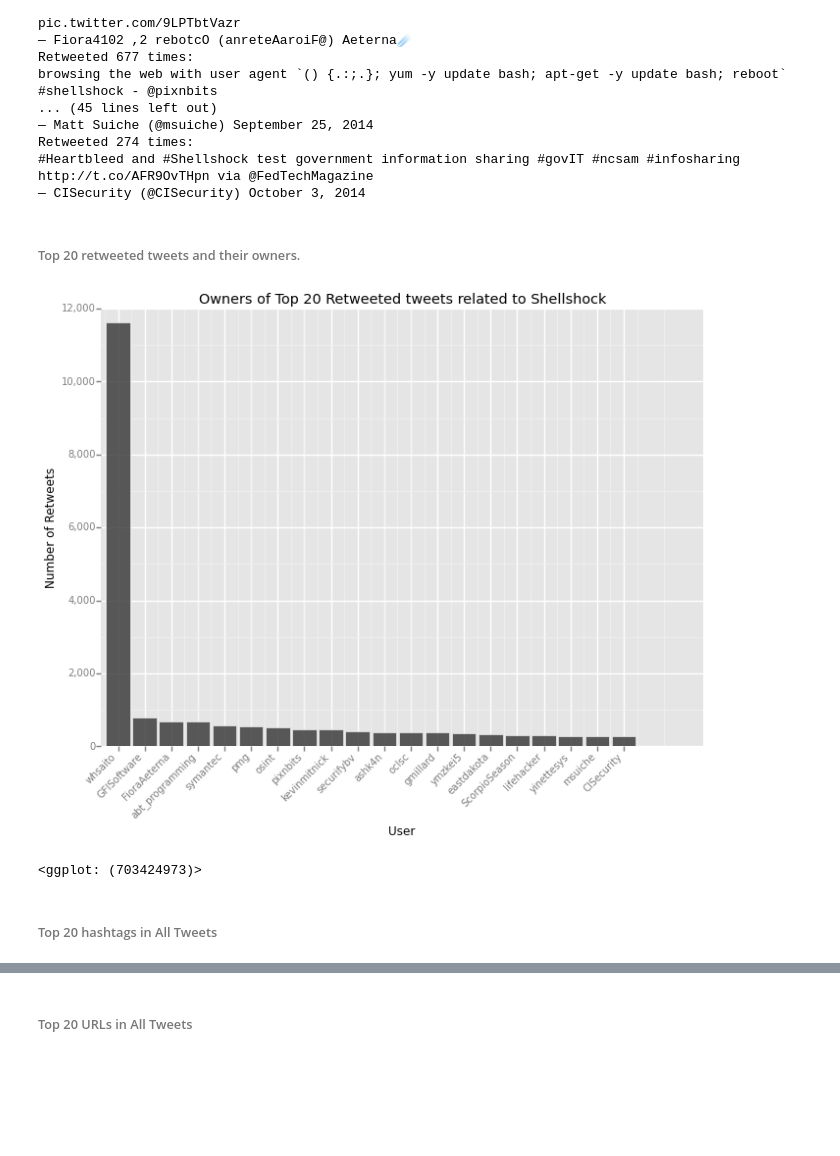
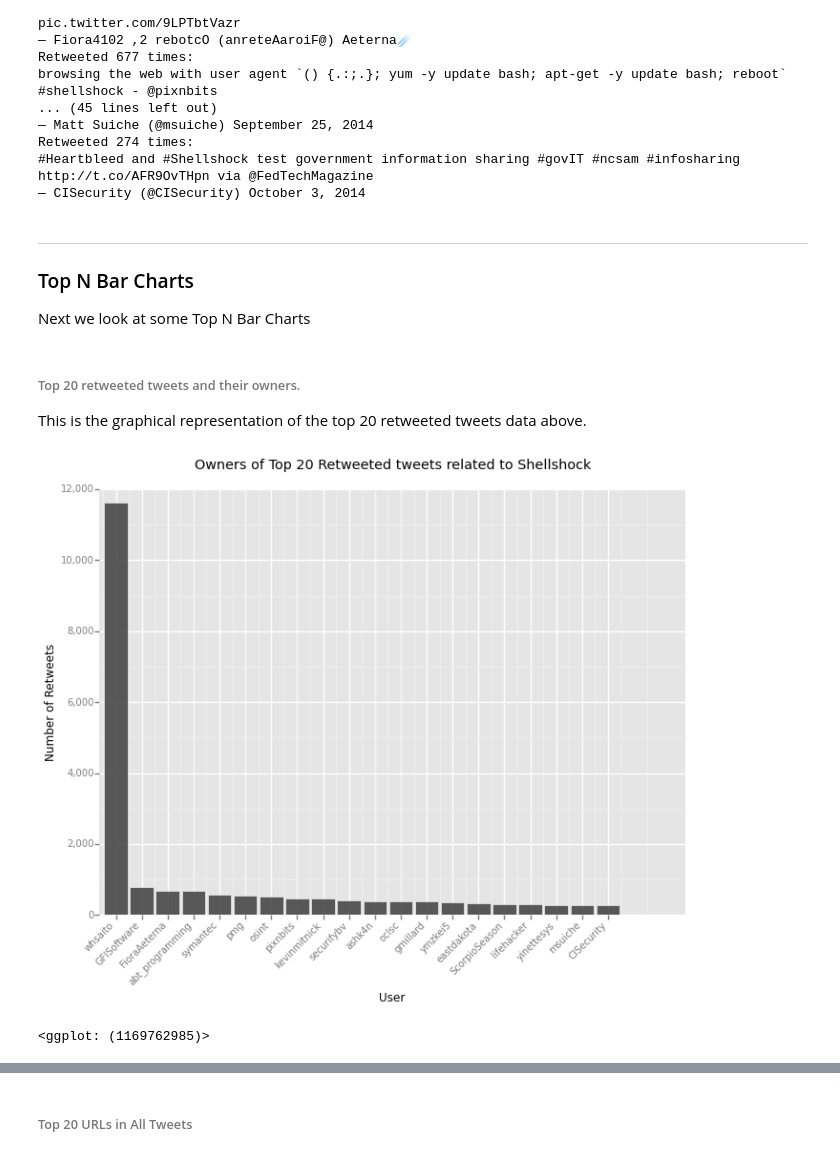
Before and after one commit to bhaskarvk/ShellShockAnalysis, a Jupyter notebook: Analysis of Shellshock Tweets.ipynb, the cells around one changed output, grey strips where cells are left out. Saved outputs shown, nothing was run; the diff lists cells and outputs as text; code cells hidden in the pictures; blank space fills up the shorter version.

```diff
--- a/Analysis of Shellshock Tweets.ipynb
+++ b/Analysis of Shellshock Tweets.ipynb
@@ -244,18 +261,26 @@ browsing the web with user agent `() {.:;.}; yum -y update bash; apt-get -y upda
 Retweeted 274 times:
 #Heartbleed and #Shellshock test government information sharing #govIT #ncsam #infosharing http://t.co/AFR9OvTHpn via @FedTechMagazine
 — CISecurity (@CISecurity) October 3, 2014
+# %% [markdown]
+---
+
+### Top N Bar Charts
+
+Next we look at some Top N Bar Charts
 # %% [markdown]
 ###### Top 20 retweeted tweets and their owners.
+
+This is the graphical representation of the top 20 retweeted tweets data above.
 # %%
 # Plot the owners of these top 20 retweeted tweets against retweet count.
-ggplot(uniqtweetsDF.sort(columns='retweet_count',ascending=False)[0:20].reset_index(),
+ggplot(top20Retweeted,
        aes(x='factor(screen_name)', y='retweet_count') )+ \
     geom_histogram(stat='identity',alpha=0.8) + scale_y_continuous(labels='comma') + \
     theme(axis_text_x=element_text(angle=45, hjust=1)) + \
     xlab('User') + ylab('Number of Retweets') + \
-    ggtitle('Owners of Top 20 Retweeted tweets related to Shellshock')
+    ggtitle('Owners of Top 20 Retweeted tweets related to Shellshock\n')
 # %% [output]
-[figure, old version]
+[figure, new version]
-<ggplot: (703424973)>
+<ggplot: (1169762985)>
 # %%
 # Helper function to plot hashtags, urls.
@@ -275,2 +302,0 @@ def plotTopNAttrs(df, listKey, attrKey, howMany):
-# %% [markdown]
-###### Top 20 hashtags in All Tweets
```
Also changed, not shown: parts of 74 cells of this notebook, 4 other files.
